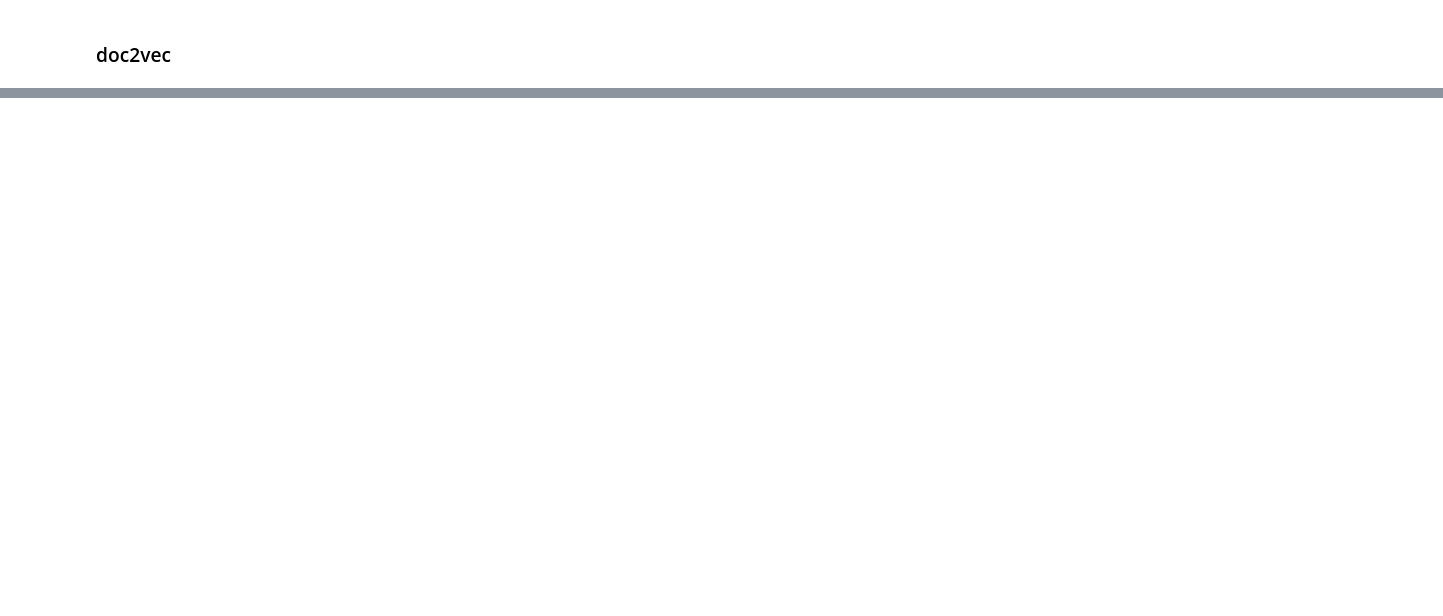
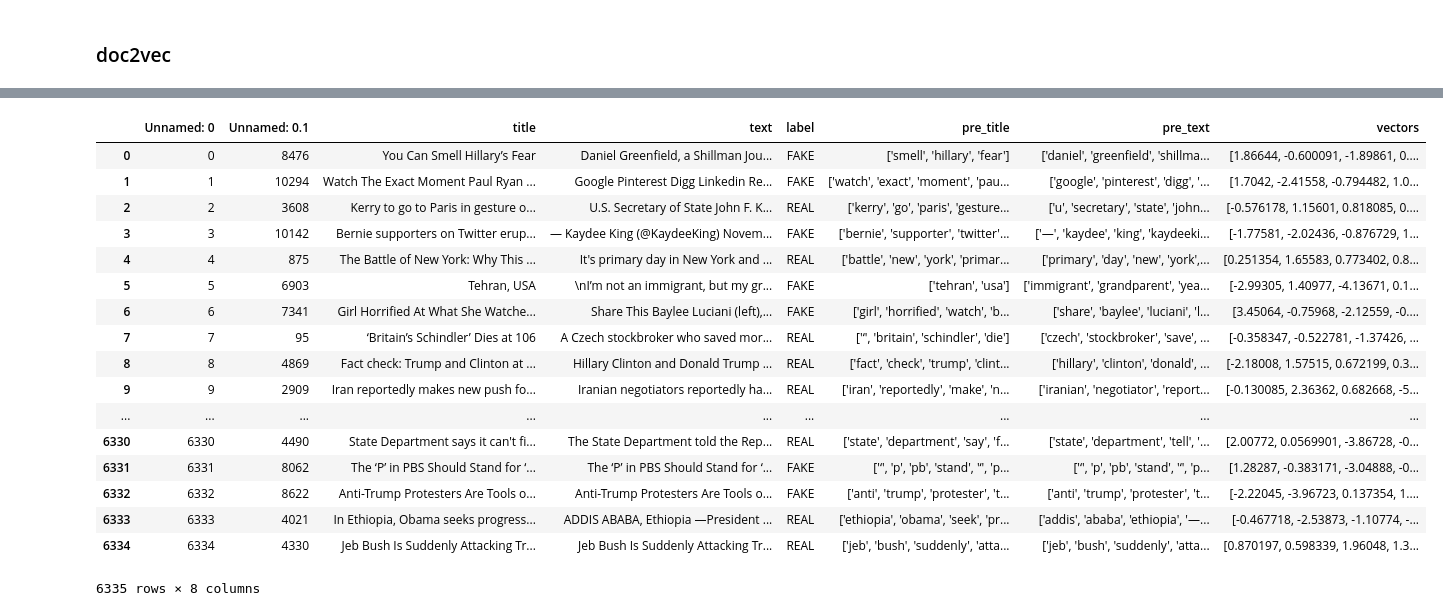
Before and after one commit to rohitraghavan/fakenewsanalysis, a Jupyter notebook: word2vec.ipynb, the cells around one changed output, grey strips where cells are left out. Saved outputs shown, nothing was run; the diff lists cells and outputs as text; code cells hidden in the pictures; blank space fills up the shorter version.

```diff
--- a/word2vec.ipynb
+++ b/word2vec.ipynb
@@ -317,0 +343,21 @@ plt.show()
+# %%
+fake_real_df
+# %% [output]
+|  | Unnamed: 0 | Unnamed: 0.1 | title | text | label | pre_title | pre_text | vectors |
+| 0 | 0 | 8476 | You Can Smell Hillary’s Fear | Daniel Greenfield, a Shillman Jou... | FAKE | ['smell', 'hillary', 'fear'] | ['daniel', 'greenfield', 'shillma... | [1.86644, -0.600091, -1.89861, 0.... |
+| 1 | 1 | 10294 | Watch The Exact Moment Paul Ryan ... | Google Pinterest Digg Linkedin Re... | FAKE | ['watch', 'exact', 'moment', 'pau... | ['google', 'pinterest', 'digg', '... | [1.7042, -2.41558, -0.794482, 1.0... |
+| 2 | 2 | 3608 | Kerry to go to Paris in gesture o... | U.S. Secretary of State John F. K... | REAL | ['kerry', 'go', 'paris', 'gesture... | ['u', 'secretary', 'state', 'john... | [-0.576178, 1.15601, 0.818085, 0.... |
+| 3 | 3 | 10142 | Bernie supporters on Twitter erup... | — Kaydee King (@KaydeeKing) Novem... | FAKE | ['bernie', 'supporter', 'twitter'... | ['—', 'kaydee', 'king', 'kaydeeki... | [-1.77581, -2.02436, -0.876729, 1... |
+| 4 | 4 | 875 | The Battle of New York: Why This ... | It's primary day in New York and ... | REAL | ['battle', 'new', 'york', 'primar... | ['primary', 'day', 'new', 'york',... | [0.251354, 1.65583, 0.773402, 0.8... |
+| 5 | 5 | 6903 | Tehran, USA | \nI’m not an immigrant, but my gr... | FAKE | ['tehran', 'usa'] | ['immigrant', 'grandparent', 'yea... | [-2.99305, 1.40977, -4.13671, 0.1... |
+| 6 | 6 | 7341 | Girl Horrified At What She Watche... | Share This Baylee Luciani (left),... | FAKE | ['girl', 'horrified', 'watch', 'b... | ['share', 'baylee', 'luciani', 'l... | [3.45064, -0.75968, -2.12559, -0.... |
+| 7 | 7 | 95 | ‘Britain’s Schindler’ Dies at 106 | A Czech stockbroker who saved mor... | REAL | ['‘', 'britain', 'schindler', 'die'] | ['czech', 'stockbroker', 'save', ... | [-0.358347, -0.522781, -1.37426, ... |
+| 8 | 8 | 4869 | Fact check: Trump and Clinton at ... | Hillary Clinton and Donald Trump ... | REAL | ['fact', 'check', 'trump', 'clint... | ['hillary', 'clinton', 'donald', ... | [-2.18008, 1.57515, 0.672199, 0.3... |
+| 9 | 9 | 2909 | Iran reportedly makes new push fo... | Iranian negotiators reportedly ha... | REAL | ['iran', 'reportedly', 'make', 'n... | ['iranian', 'negotiator', 'report... | [-0.130085, 2.36362, 0.682668, -5... |
+| ... | ... | ... | ... | ... | ... | ... | ... | ... |
+| 6330 | 6330 | 4490 | State Department says it can't fi... | The State Department told the Rep... | REAL | ['state', 'department', 'say', 'f... | ['state', 'department', 'tell', '... | [2.00772, 0.0569901, -3.86728, -0... |
+| 6331 | 6331 | 8062 | The ‘P’ in PBS Should Stand for ‘... | The ‘P’ in PBS Should Stand for ‘... | FAKE | ['‘', 'p', 'pb', 'stand', '‘', 'p... | ['‘', 'p', 'pb', 'stand', '‘', 'p... | [1.28287, -0.383171, -3.04888, -0... |
+| 6332 | 6332 | 8622 | Anti-Trump Protesters Are Tools o... | Anti-Trump Protesters Are Tools o... | FAKE | ['anti', 'trump', 'protester', 't... | ['anti', 'trump', 'protester', 't... | [-2.22045, -3.96723, 0.137354, 1.... |
+| 6333 | 6333 | 4021 | In Ethiopia, Obama seeks progress... | ADDIS ABABA, Ethiopia —President ... | REAL | ['ethiopia', 'obama', 'seek', 'pr... | ['addis', 'ababa', 'ethiopia', '—... | [-0.467718, -2.53873, -1.10774, -... |
+| 6334 | 6334 | 4330 | Jeb Bush Is Suddenly Attacking Tr... | Jeb Bush Is Suddenly Attacking Tr... | REAL | ['jeb', 'bush', 'suddenly', 'atta... | ['jeb', 'bush', 'suddenly', 'atta... | [0.870197, 0.598339, 1.96048, 1.3... |
+6335 rows × 8 columns
```
Also changed, not shown: parts of 33 cells of this notebook, 2 other files.
